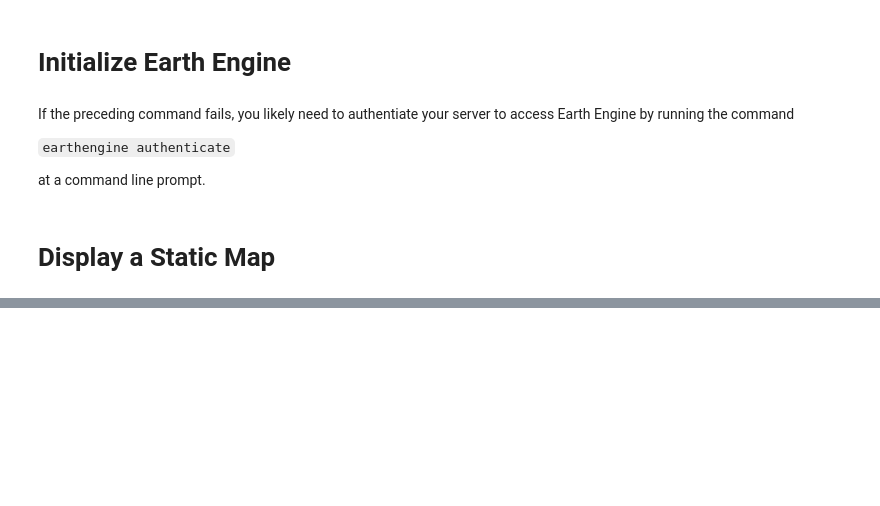
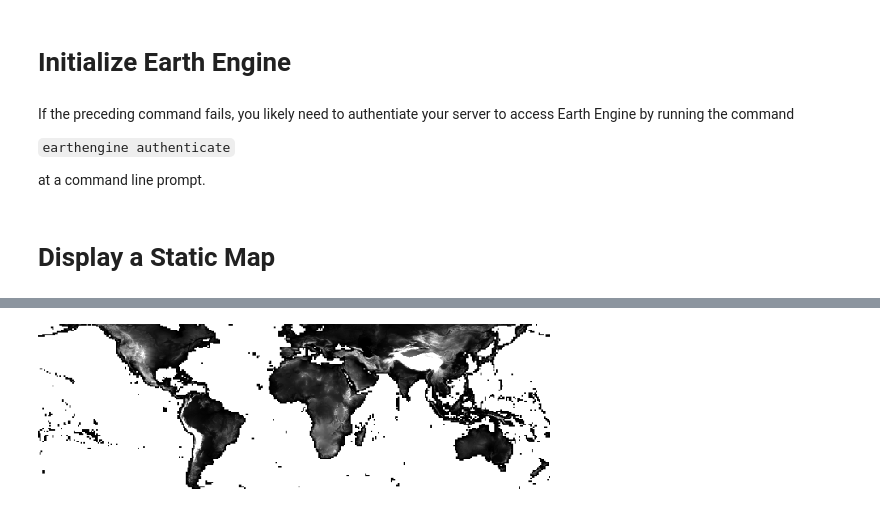
Before and after one commit to gee-community/ee-jupyter-contrib, a Jupyter notebook: examples/getting-started/display-static-map.ipynb, the cells around one changed output, grey strips where cells are left out. Cells and saved outputs as stored; diff of their text form; code cells hidden in the pictures; blank space fills up the shorter version.

Commit message:
embed image in notebook

```diff
--- a/examples/getting-started/display-static-map.ipynb
+++ b/examples/getting-started/display-static-map.ipynb
@@ -19,5 +19,5 @@ at a command line prompt.
 # Generate a URL that displays a global DEM
 url = ee.Image("USGS/SRTMGL1_003").getThumbUrl({'min':0, 'max':3000})
 # Display the image in the notebook.
-Image(url=url)
+Image(url=url, embed=True, format='png')
 # %% [output]
@@ -24,0 +24 @@ Image(url=url)
+[figure, added]
```
Also changed, not shown: parts of 1 cell of this notebook.
